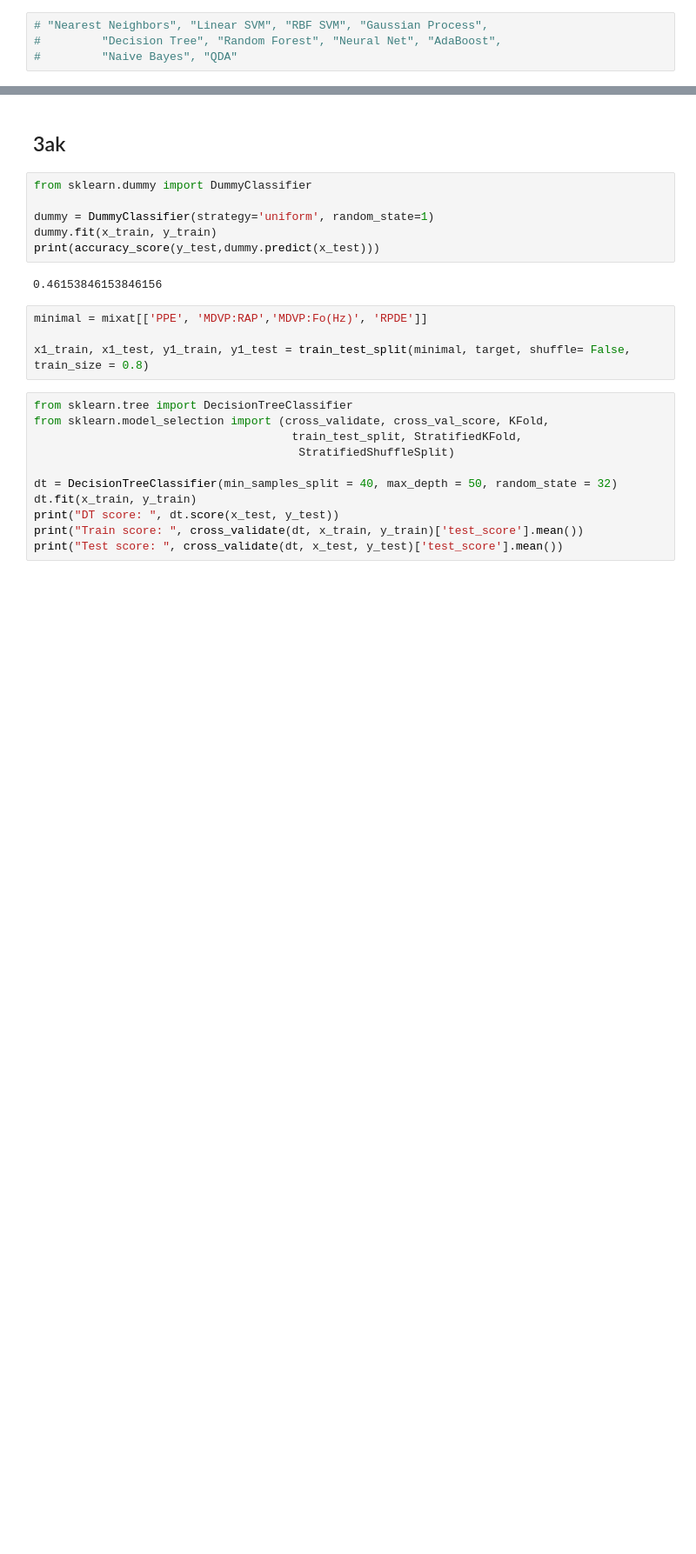
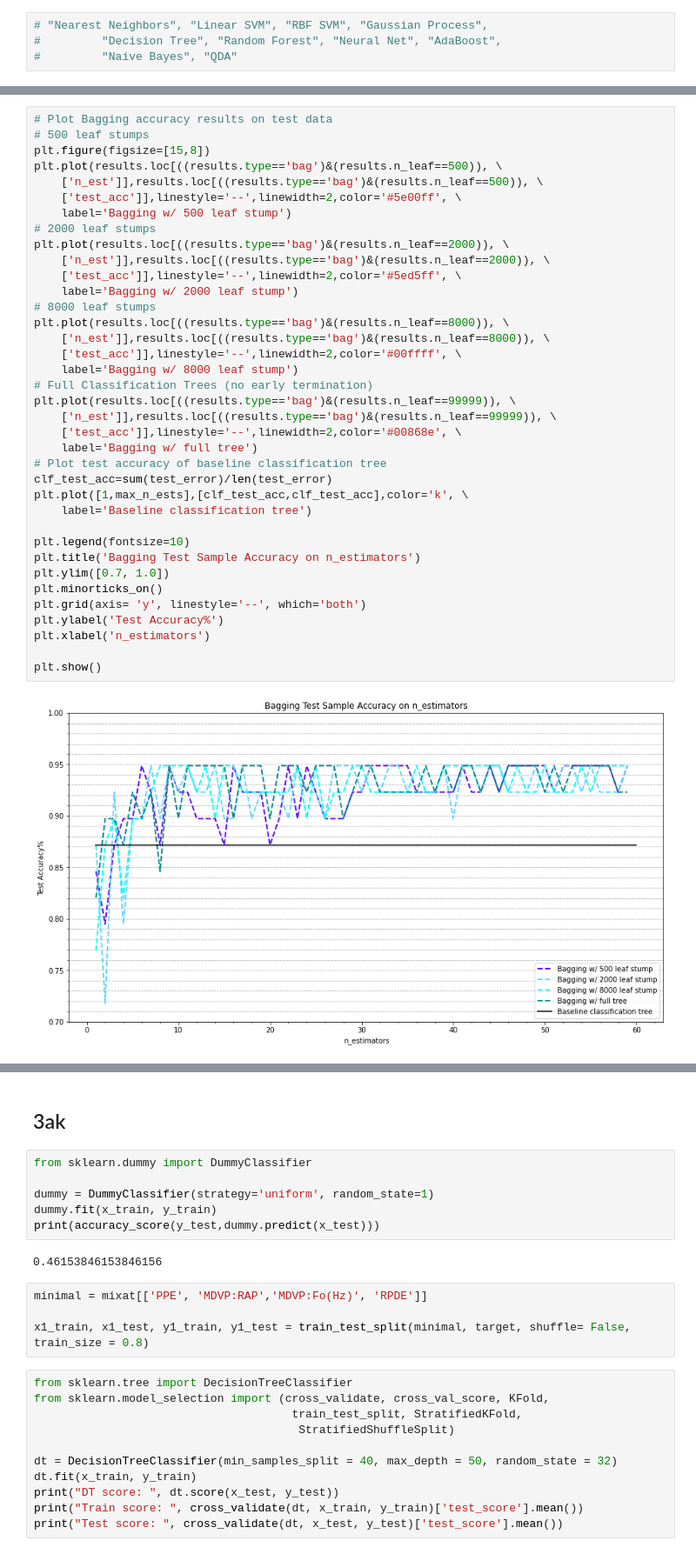
Before and after one commit to he16946/Assignment2020, a Jupyter notebook: Assignment2020.ipynb, the cells around one changed output, grey strips where cells are left out. Shown: that part at 87% size. Saved outputs shown, nothing was run; the diff lists cells and outputs as text; blank space fills up the shorter version.

```diff
--- a/Assignment2020.ipynb
+++ b/Assignment2020.ipynb
@@ -344,0 +276,39 @@ Accuracy: 0.919 (+/- 0.094) [Gradient Boost]
+# %%
+# Plot Bagging accuracy results on test data
+# 500 leaf stumps
+plt.figure(figsize=[15,8])
+plt.plot(results.loc[((results.type=='bag')&(results.n_leaf==500)), \
+    ['n_est']],results.loc[((results.type=='bag')&(results.n_leaf==500)), \
+    ['test_acc']],linestyle='--',linewidth=2,color='#5e00ff', \
+    label='Bagging w/ 500 leaf stump')
+# 2000 leaf stumps
+plt.plot(results.loc[((results.type=='bag')&(results.n_leaf==2000)), \
+    ['n_est']],results.loc[((results.type=='bag')&(results.n_leaf==2000)), \
+    ['test_acc']],linestyle='--',linewidth=2,color='#5ed5ff', \
+    label='Bagging w/ 2000 leaf stump')
+# 8000 leaf stumps
+plt.plot(results.loc[((results.type=='bag')&(results.n_leaf==8000)), \
+    ['n_est']],results.loc[((results.type=='bag')&(results.n_leaf==8000)), \
+    ['test_acc']],linestyle='--',linewidth=2,color='#00ffff', \
+    label='Bagging w/ 8000 leaf stump')
+# Full Classification Trees (no early termination)
+plt.plot(results.loc[((results.type=='bag')&(results.n_leaf==99999)), \
+    ['n_est']],results.loc[((results.type=='bag')&(results.n_leaf==99999)), \
+    ['test_acc']],linestyle='--',linewidth=2,color='#00868e', \
+    label='Bagging w/ full tree')
+# Plot test accuracy of baseline classification tree
+clf_test_acc=sum(test_error)/len(test_error)
+plt.plot([1,max_n_ests],[clf_test_acc,clf_test_acc],color='k', \
+    label='Baseline classification tree')
+
+plt.legend(fontsize=10)
+plt.title('Bagging Test Sample Accuracy on n_estimators')
+plt.ylim([0.7, 1.0])
+plt.minorticks_on()
+plt.grid(axis= 'y', linestyle='--', which='both')
+plt.ylabel('Test Accuracy%')
+plt.xlabel('n_estimators')
+
+plt.show()
+# %% [output]
+[figure, added]
```
Also changed, not shown: parts of 18 cells of this notebook.
